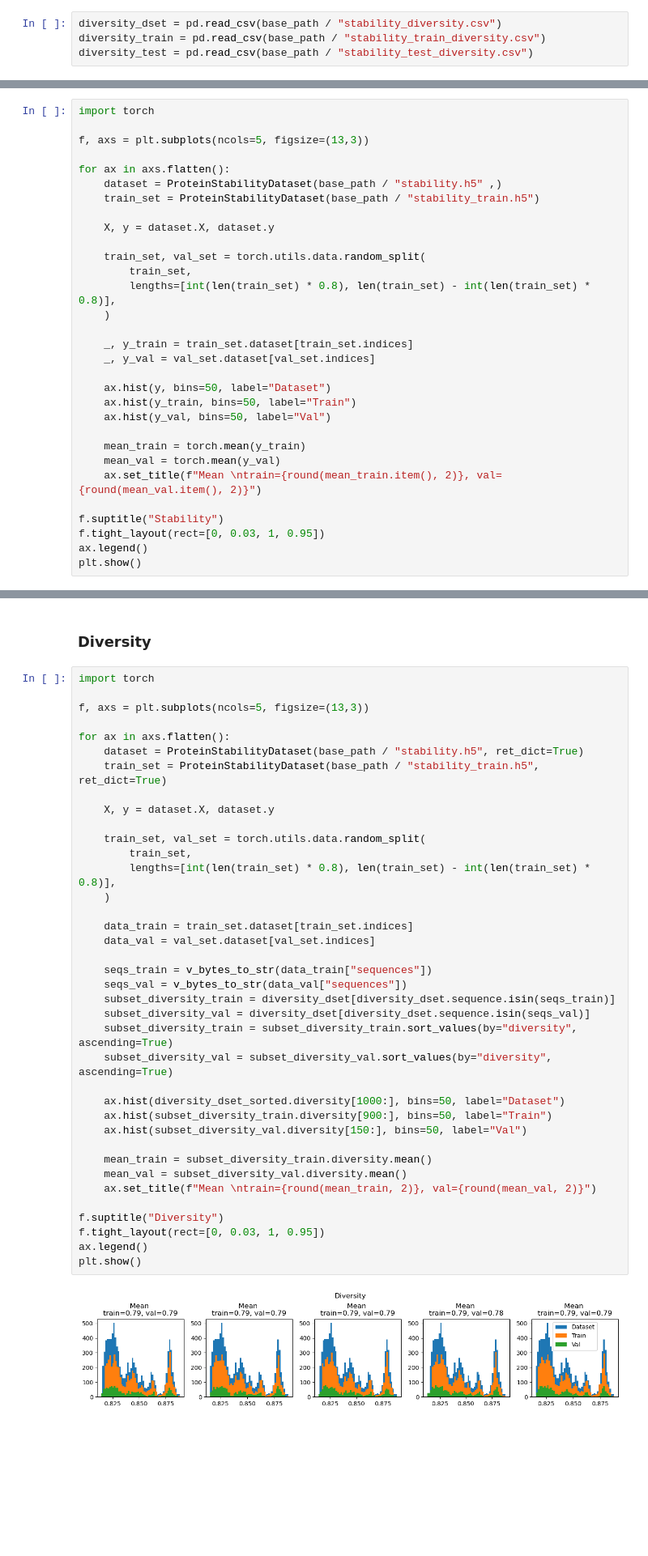
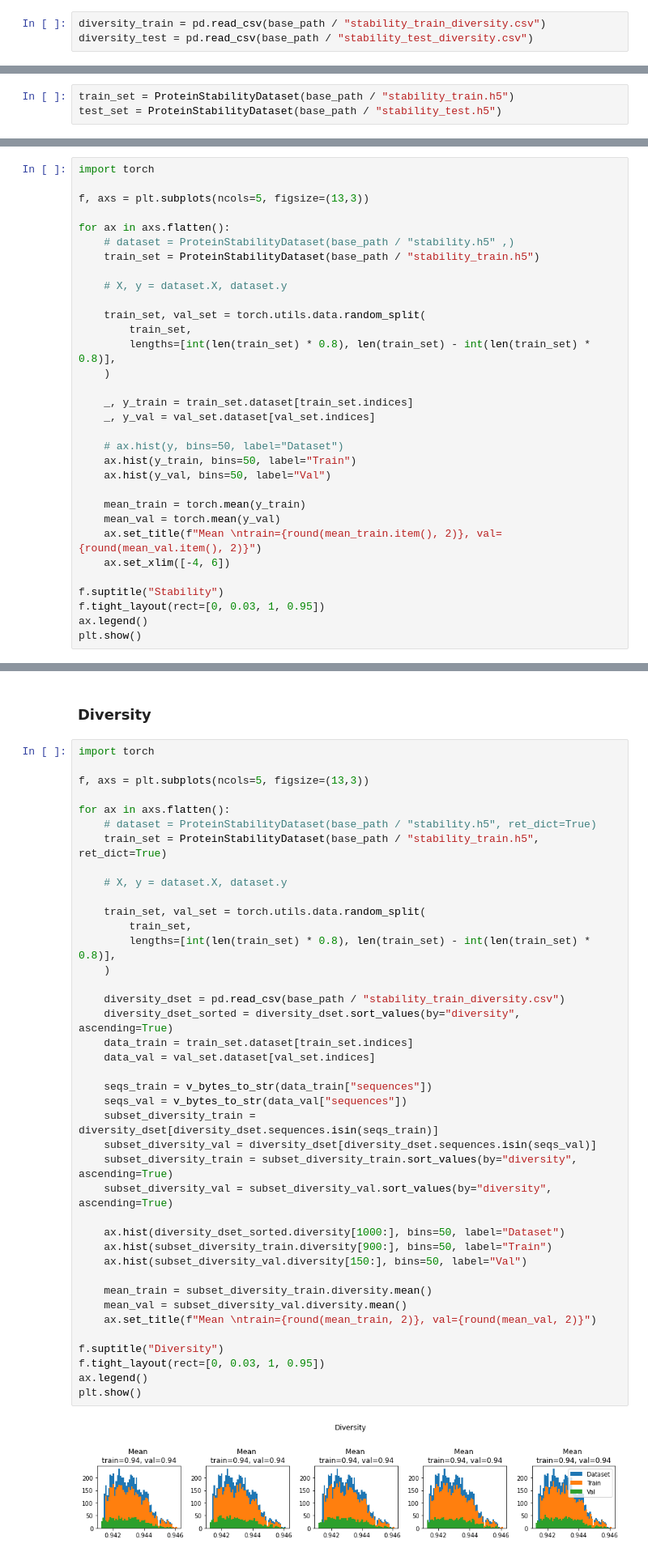
Before and after one commit to stepp1/protera-stability, a Jupyter notebook: project/mutagenesis/experiments/exploration_splits.ipynb, the cells around one changed output, grey strips where cells are left out. Shown: that part at 81% size. Drawn from its saved outputs; the diff is of its cells as text; blank space fills up the shorter version.

```diff
--- a/project/mutagenesis/experiments/exploration_splits.ipynb
+++ b/project/mutagenesis/experiments/exploration_splits.ipynb
@@ -82,6 +82,5 @@ plt.show()
 # %% [markdown]
 ## Check diversity
 # %%
-diversity_dset = pd.read_csv(base_path / "stability_diversity.csv")
 diversity_train = pd.read_csv(base_path / "stability_train_diversity.csv")
 diversity_test = pd.read_csv(base_path / "stability_test_diversity.csv")
@@ -188,5 +109,8 @@ check_close(y, test_set.y, 1e-04)
 # %% [markdown]
 ## Check if embeddings have duplication
+# %%
+train_set = ProteinStabilityDataset(base_path / "stability_train.h5")
+test_set = ProteinStabilityDataset(base_path / "stability_test.h5")
 # %%
 _, train_idxs, test_idxs = np.intersect1d(train_set.X, test_set.X, return_indices=True)
 (train_idxs == test_idxs).sum()
@@ -202,10 +137,10 @@ import torch
 f, axs = plt.subplots(ncols=5, figsize=(13,3))
 
 for ax in axs.flatten():
-    dataset = ProteinStabilityDataset(base_path / "stability.h5" ,)
+    # dataset = ProteinStabilityDataset(base_path / "stability.h5" ,)
     train_set = ProteinStabilityDataset(base_path / "stability_train.h5")
 
-    X, y = dataset.X, dataset.y
+    # X, y = dataset.X, dataset.y
 
     train_set, val_set = torch.utils.data.random_split(
         train_set,
@@ -215,13 +150,14 @@ for ax in axs.flatten():
     _, y_train = train_set.dataset[train_set.indices]
     _, y_val = val_set.dataset[val_set.indices]
 
-    ax.hist(y, bins=50, label="Dataset")
+    # ax.hist(y, bins=50, label="Dataset")
     ax.hist(y_train, bins=50, label="Train")
     ax.hist(y_val, bins=50, label="Val")
 
     mean_train = torch.mean(y_train)
     mean_val = torch.mean(y_val)
     ax.set_title(f"Mean \ntrain={round(mean_train.item(), 2)}, val={round(mean_val.item(), 2)}")
+    ax.set_xlim([-4, 6])
 
 f.suptitle("Stability")
 f.tight_layout(rect=[0, 0.03, 1, 0.95])
@@ -237,37 +173,39 @@ import torch
 f, axs = plt.subplots(ncols=5, figsize=(13,3))
 
 for ax in axs.flatten():
-    dataset = ProteinStabilityDataset(base_path / "stability.h5", ret_dict=True)
+    # dataset = ProteinStabilityDataset(base_path / "stability.h5", ret_dict=True)
     train_set = ProteinStabilityDataset(base_path / "stability_train.h5", ret_dict=True)
 
-    X, y = dataset.X, dataset.y
+    # X, y = dataset.X, dataset.y
 
     train_set, val_set = torch.utils.data.random_split(
         train_set,
         lengths=[int(len(train_set) * 0.8), len(train_set) - int(len(train_set) * 0.8)],
     )
 
+    diversity_dset = pd.read_csv(base_path / "stability_train_diversity.csv")
+    diversity_dset_sorted = diversity_dset.sort_values(by="diversity", ascending=True)
     data_train = train_set.dataset[train_set.indices]
     data_val = val_set.dataset[val_set.indices]
 
     seqs_train = v_bytes_to_str(data_train["sequences"])
     seqs_val = v_bytes_to_str(data_val["sequences"])
-    subset_diversity_train = diversity_dset[diversity_dset.sequence.isin(seqs_train)]
-    subset_diversity_val = diversity_dset[diversity_dset.sequence.isin(seqs_val)]
+    subset_diversity_train = diversity_dset[diversity_dset.sequences.isin(seqs_train)]
+    subset_diversity_val = diversity_dset[diversity_dset.sequences.isin(seqs_val)]
     subset_diversity_train = subset_diversity_train.sort_values(by="diversity", ascending=True)
     subset_diversity_val = subset_diversity_val.sort_values(by="diversity", ascending=True)
 
     ax.hist(diversity_dset_sorted.diversity[1000:], bins=50, label="Dataset")
     ax.hist(subset_diversity_train.diversity[900:], bins=50, label="Train")
     ax.hist(subset_diversity_val.diversity[150:], bins=50, label="Val")
 
     mean_train = subset_diversity_train.diversity.mean()
     mean_val = subset_diversity_val.diversity.mean()
     ax.set_title(f"Mean \ntrain={round(mean_train, 2)}, val={round(mean_val, 2)}")
 
 f.suptitle("Diversity")
 f.tight_layout(rect=[0, 0.03, 1, 0.95])
 ax.legend()
 plt.show()
 # %% [output]
-[figure, old version]
+[figure, new version]
```
Also changed, not shown: parts of 24 cells of this notebook.
